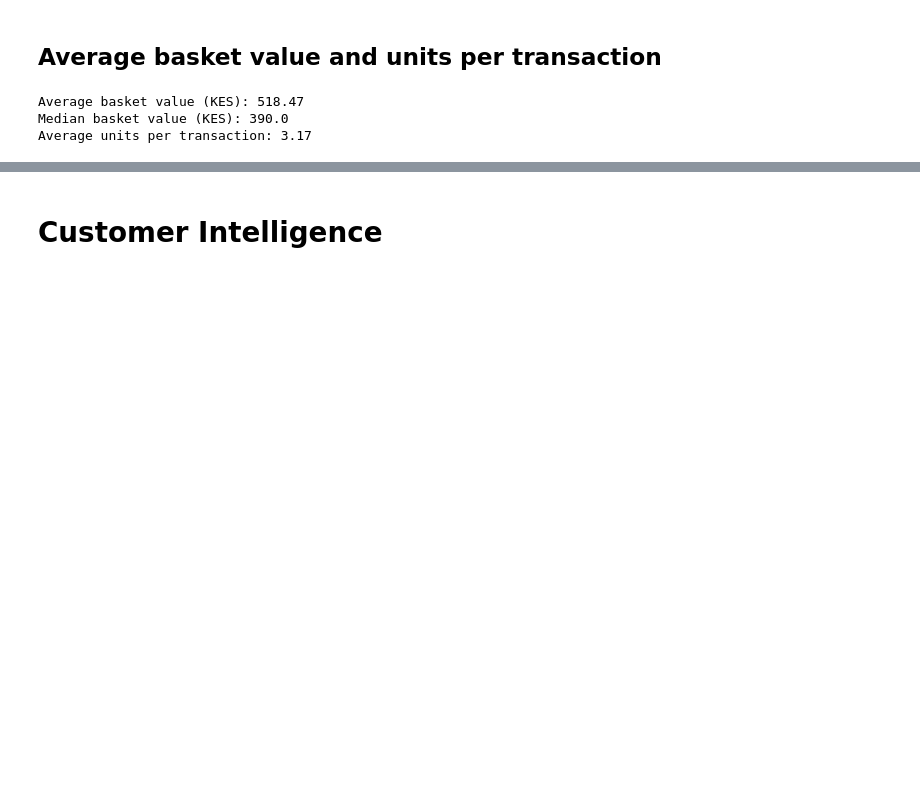
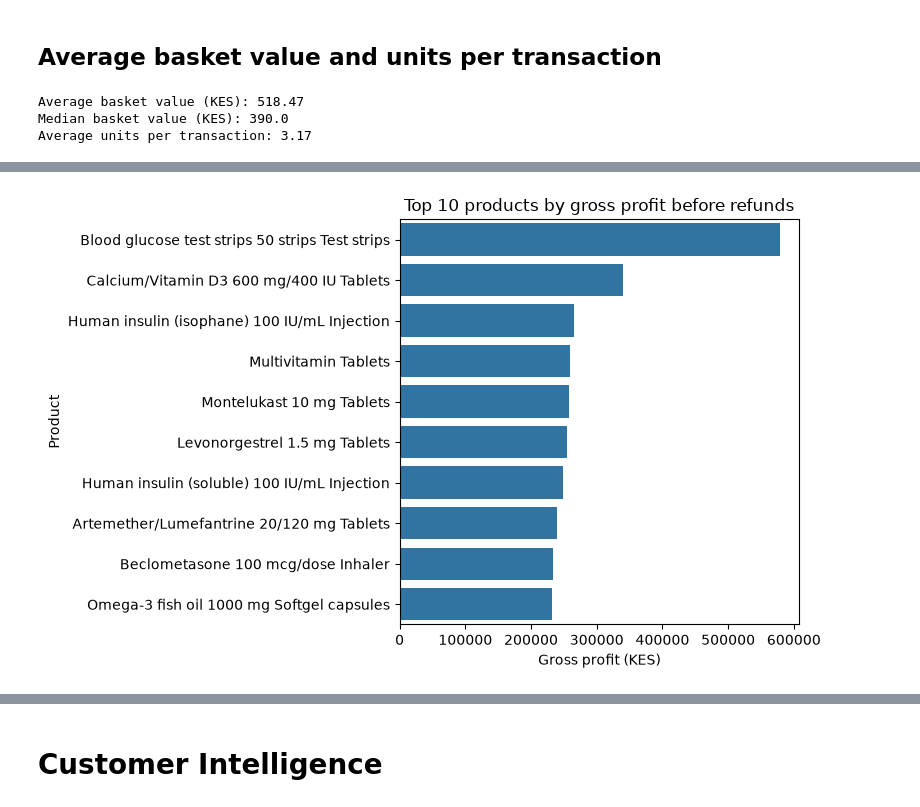
Before and after one commit to MwangiJoseph-25/pharmacy_retail_intelligence, a Jupyter notebook: Notebooks/EDA.ipynb, the cells around one changed output, grey strips where cells are left out. Cells and saved outputs as stored; diff of their text form; code cells hidden in the pictures; blank space fills up the shorter version.

```diff
--- a/Notebooks/EDA.ipynb
+++ b/Notebooks/EDA.ipynb
@@ -617,0 +366,11 @@ promotion_df
+# %%
+profit_by_product = (
+    trans_df.groupby('product_id', as_index=False)
+    .agg(total_gross_profit_before_refunds=('profit_before_refunds', 'sum'),
+         total_net_sales=('line_net_amount', 'sum'),
+         units_sold=('quantity', 'sum'))
+    .merge(products_df[['product_id', 'product_name', 'category']],
+           on='product_id', how='left')
+    .sort_values('total_gross_profit_before_refunds', ascending=False)
+)
+profit_by_product.head(10)
@@ -617,0 +389,13 @@ promotion_df
+# %%
+top_profit_products = profit_by_product.head(10).sort_values( 'total_gross_profit_before_refunds', ascending=False)
+
+plt.figure(figsize=(8, 5))
+sns.barplot(data=top_profit_products,
+            x='total_gross_profit_before_refunds', y='product_name')
+plt.title('Top 10 products by gross profit before refunds')
+plt.xlabel('Gross profit (KES)')
+plt.ylabel('Product')
+plt.tight_layout()
+plt.show()
+# %% [output]
+[figure, added]
```
Also changed, not shown: parts of 68 cells of this notebook.
